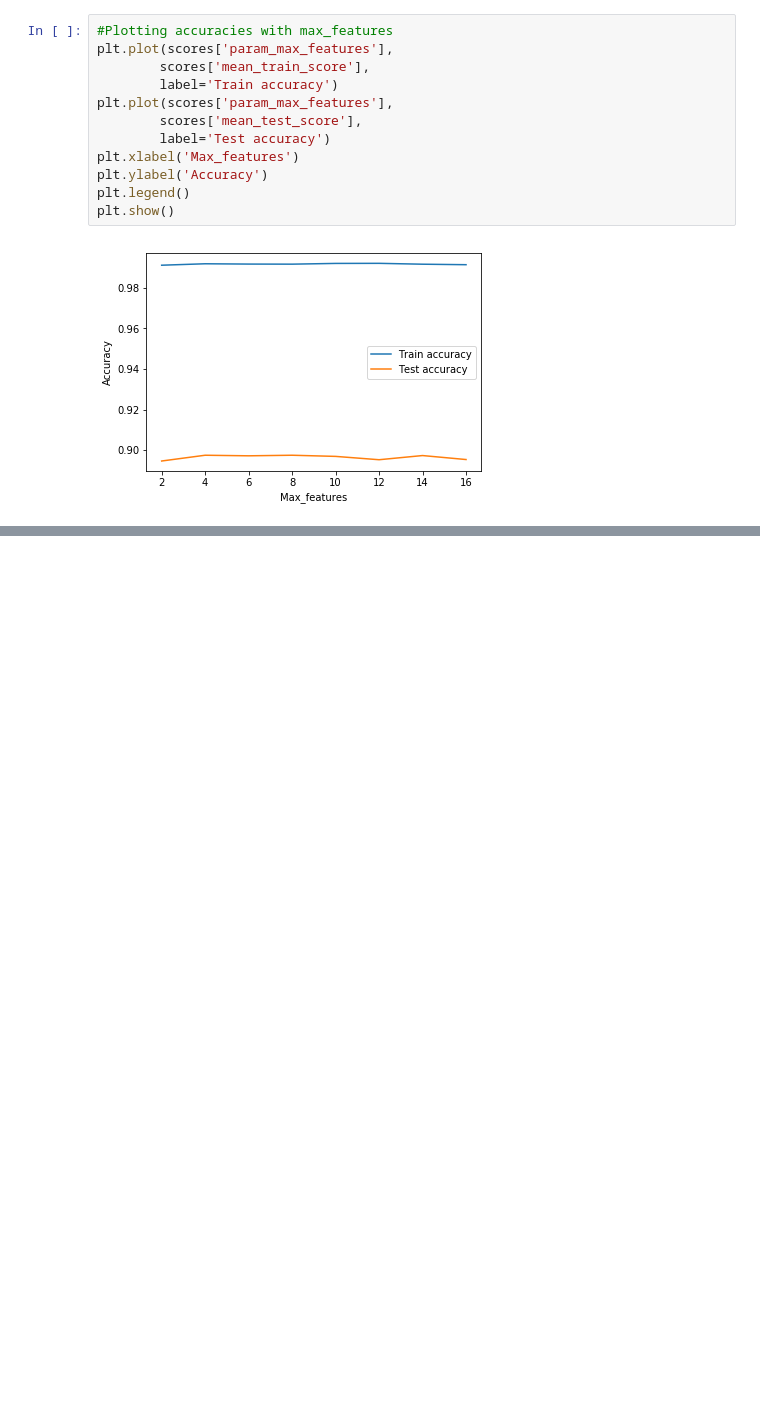
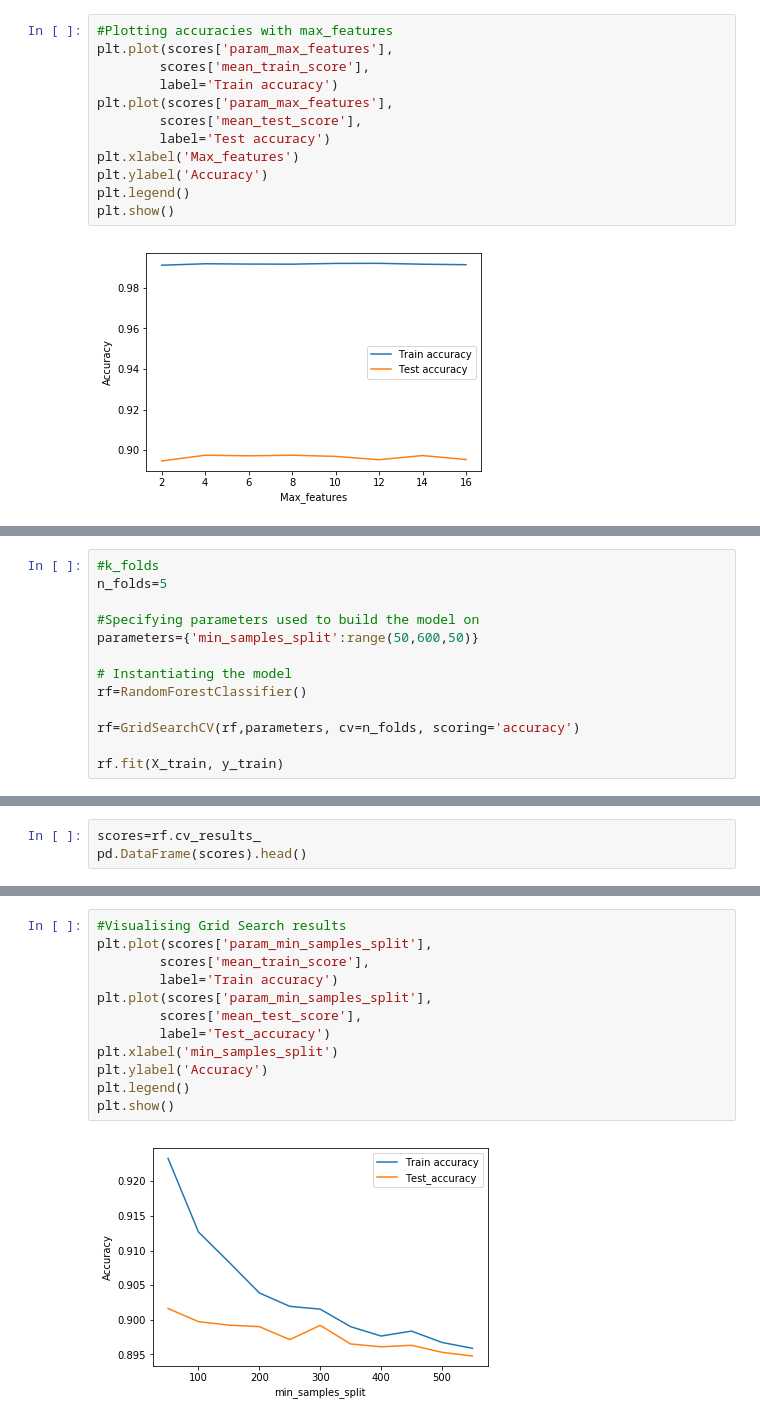
Before and after one commit to taniasaha/Portugues-Bank-Marketing, a Jupyter notebook: portuguese bank marketing.ipynb, the cells around one changed output, grey strips where cells are left out. Cells and saved outputs as stored; diff of their text form; blank space fills up the shorter version.

```diff
--- a/portuguese bank marketing.ipynb
+++ b/portuguese bank marketing.ipynb
@@ -344,0 +441,13 @@ plt.show()
+# %%
+#k_folds
+n_folds=5
+
+#Specifying parameters used to build the model on
+parameters={'min_samples_split':range(50,600,50)}
+
+# Instantiating the model
+rf=RandomForestClassifier()
+
+rf=GridSearchCV(rf,parameters, cv=n_folds, scoring='accuracy')
+
+rf.fit(X_train, y_train)
@@ -344,0 +467,3 @@ plt.show()
+# %%
+scores=rf.cv_results_
+pd.DataFrame(scores).head()
@@ -344,0 +478,14 @@ plt.show()
+# %%
+#Visualising Grid Search results
+plt.plot(scores['param_min_samples_split'],
+        scores['mean_train_score'],
+        label='Train accuracy')
+plt.plot(scores['param_min_samples_split'],
+        scores['mean_test_score'],
+        label='Test_accuracy')
+plt.xlabel('min_samples_split')
+plt.ylabel('Accuracy')
+plt.legend()
+plt.show()
+# %% [output]
+[figure, added]
```
Also changed, not shown: parts of 23 cells of this notebook.
